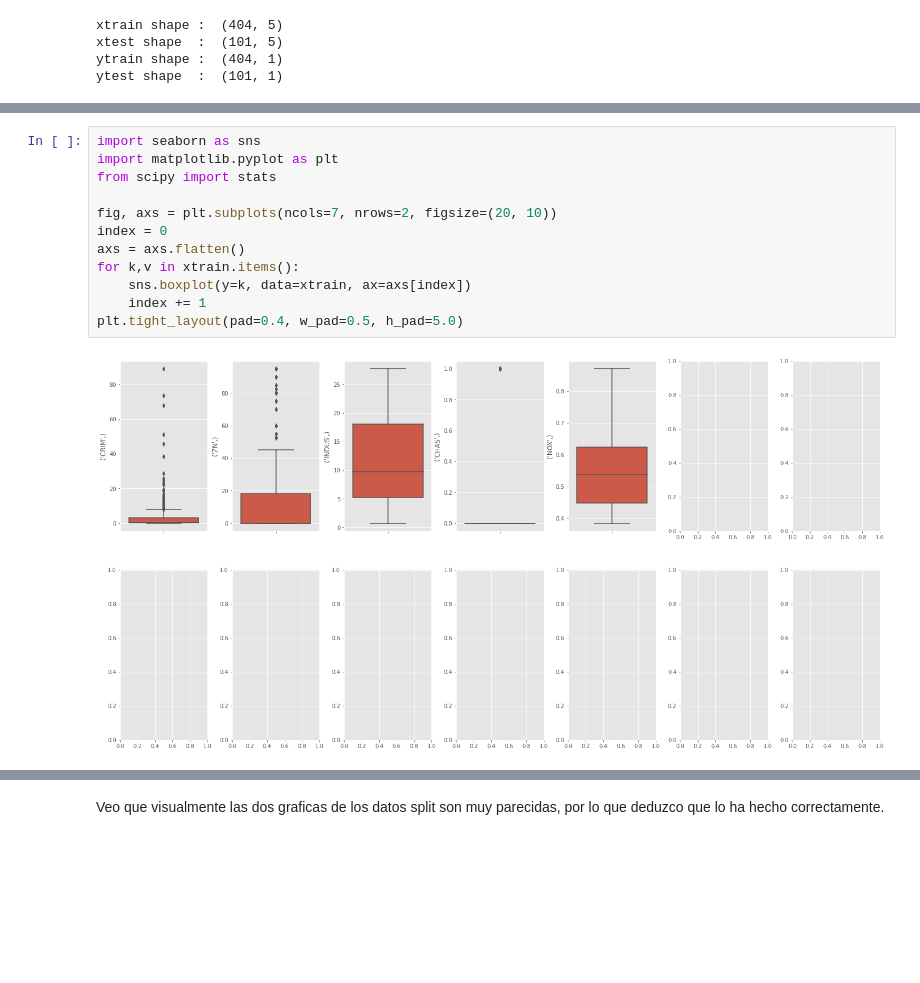
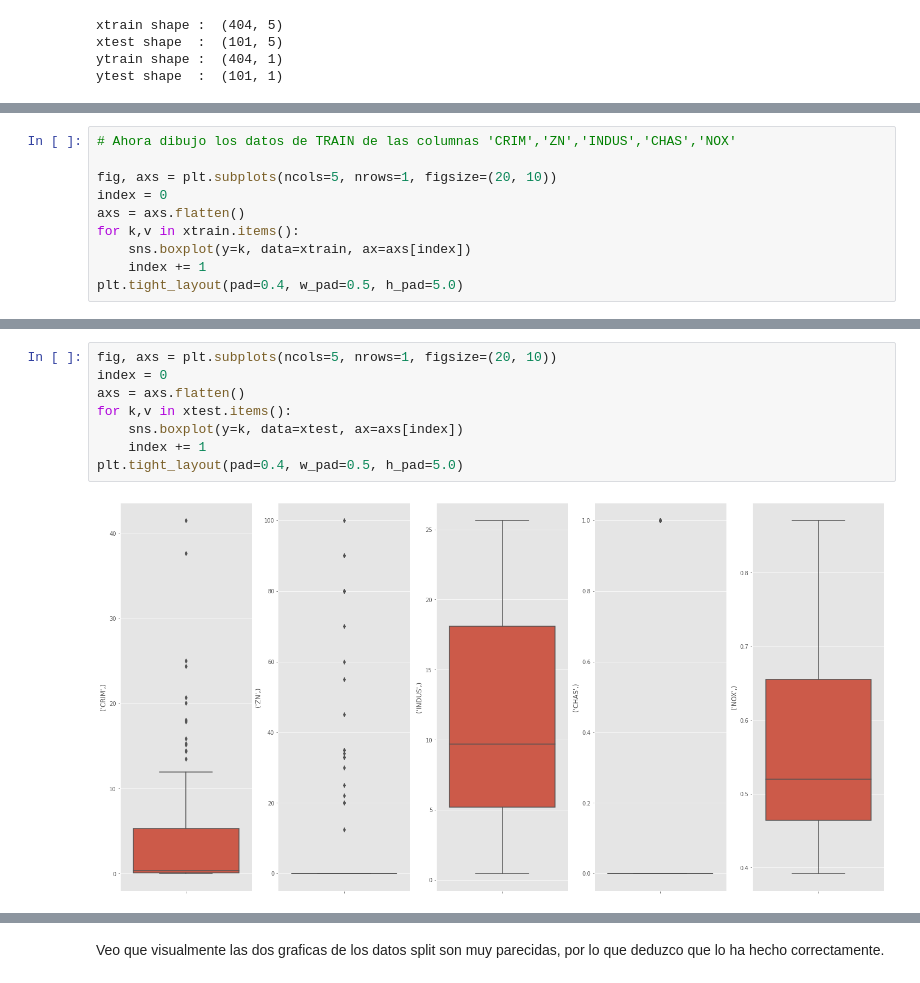
Before and after one commit to JMML2021/Tasca-M5-T02-Introducci-al-Machine-Learning, a Jupyter notebook: Tasca_M5_T02_Machine_Leaning.ipynb, the cells around one changed output, grey strips where cells are left out. Drawn from its saved outputs; the diff is of its cells as text; blank space fills up the shorter version.

```diff
--- a/Tasca_M5_T02_Machine_Leaning.ipynb
+++ b/Tasca_M5_T02_Machine_Leaning.ipynb
@@ -199,3 +211,13 @@ for k,v in df1.items():
 plt.tight_layout(pad=0.4, w_pad=0.5, h_pad=5.0)
 # %% [output]
 [figure]
+# %%
+# Ahora dibujo los datos de TRAIN de las columnas 'CRIM','ZN','INDUS','CHAS','NOX'
+
+fig, axs = plt.subplots(ncols=5, nrows=1, figsize=(20, 10))
+index = 0
+axs = axs.flatten()
+for k,v in xtrain.items():
+    sns.boxplot(y=k, data=xtrain, ax=axs[index])
+    index += 1
+plt.tight_layout(pad=0.4, w_pad=0.5, h_pad=5.0)
@@ -202,14 +226,10 @@ plt.tight_layout(pad=0.4, w_pad=0.5, h_pad=5.0)
 # %%
-import seaborn as sns
-import matplotlib.pyplot as plt
-from scipy import stats
-
-fig, axs = plt.subplots(ncols=7, nrows=2, figsize=(20, 10))
+fig, axs = plt.subplots(ncols=5, nrows=1, figsize=(20, 10))
 index = 0
 axs = axs.flatten()
-for k,v in xtrain.items():
-    sns.boxplot(y=k, data=xtrain, ax=axs[index])
+for k,v in xtest.items():
+    sns.boxplot(y=k, data=xtest, ax=axs[index])
     index += 1
 plt.tight_layout(pad=0.4, w_pad=0.5, h_pad=5.0)
 # %% [output]
-[figure, old version]
+[figure, new version]
```
Also changed, not shown: parts of 25 cells of this notebook.
